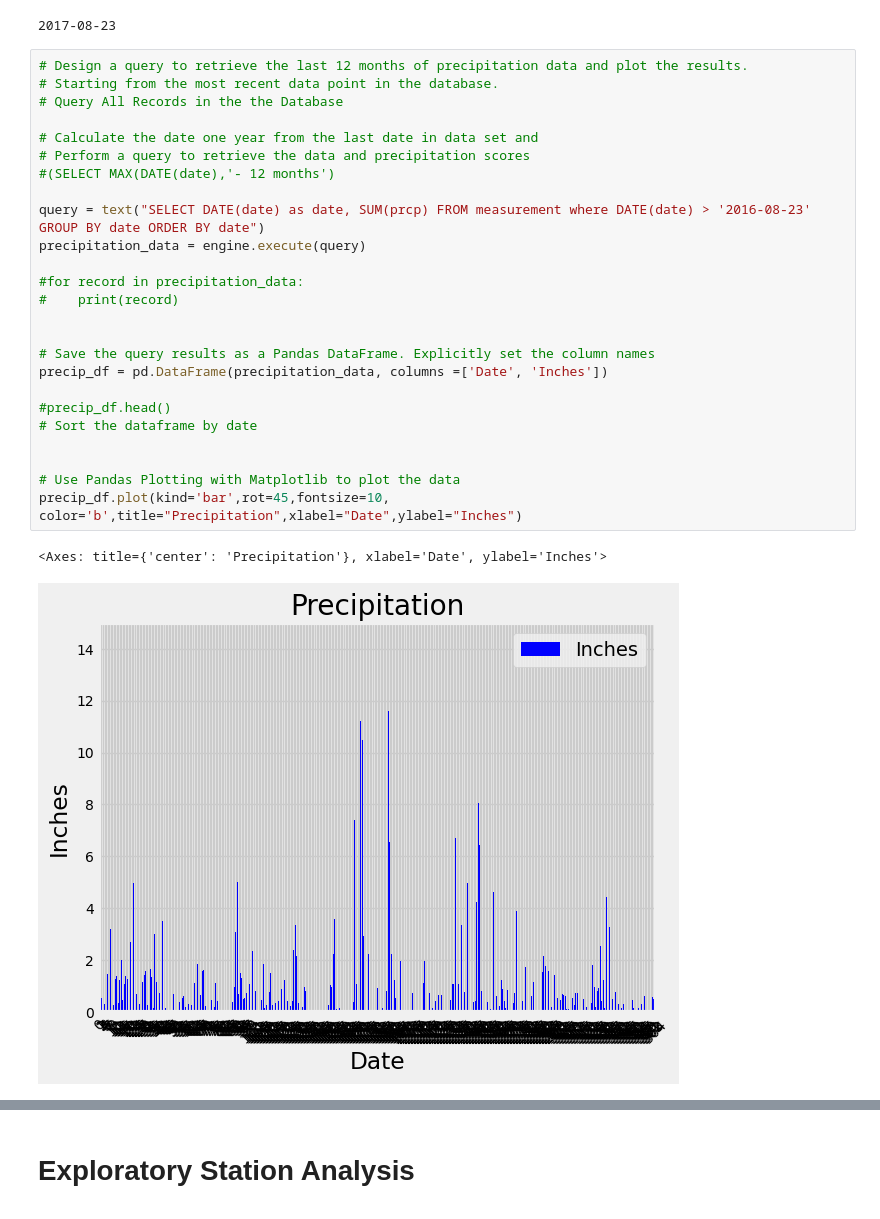
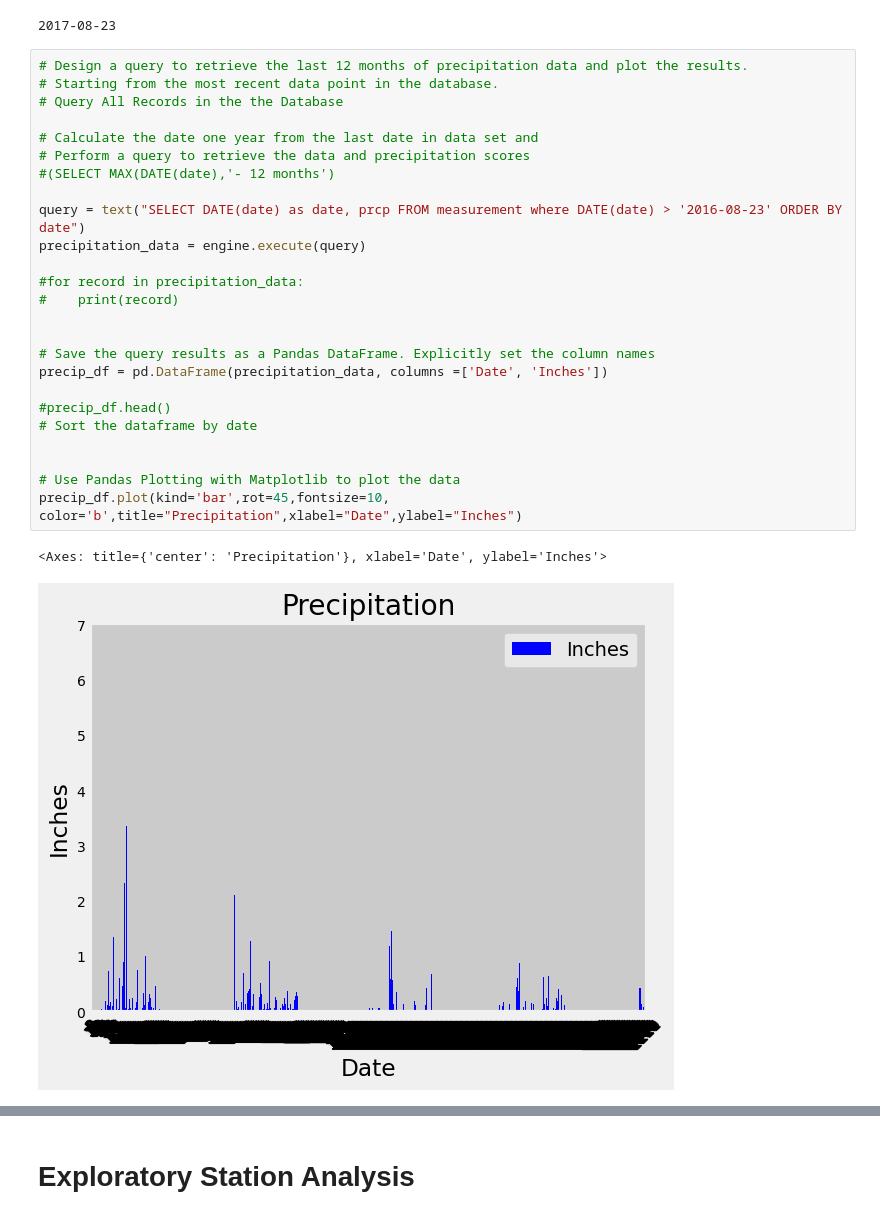
Before and after one commit to PapaKLK/sqlalchemy-challenge, a Jupyter notebook: SurfsUp/climate_surfsup_app.ipynb, the cells around one changed output, grey strips where cells are left out. Saved outputs shown, nothing was run; the diff lists cells and outputs as text.

```diff
--- a/SurfsUp/climate_surfsup_app.ipynb
+++ b/SurfsUp/climate_surfsup_app.ipynb
@@ -152,30 +152,30 @@ for row in session.query(func.max(measurement_class.date)).first():
 # %%
 # Design a query to retrieve the last 12 months of precipitation data and plot the results.
 # Starting from the most recent data point in the database.
 # Query All Records in the the Database
 
 # Calculate the date one year from the last date in data set and
 # Perform a query to retrieve the data and precipitation scores
 #(SELECT MAX(DATE(date),'- 12 months')
 
-query = text("SELECT DATE(date) as date, SUM(prcp) FROM measurement where DATE(date) > '2016-08-23' GROUP BY date ORDER BY date")
+query = text("SELECT DATE(date) as date, prcp FROM measurement where DATE(date) > '2016-08-23' ORDER BY date")
 precipitation_data = engine.execute(query)
 
 #for record in precipitation_data:
 #    print(record)
 
 
 # Save the query results as a Pandas DataFrame. Explicitly set the column names
 precip_df = pd.DataFrame(precipitation_data, columns =['Date', 'Inches'])
 
 #precip_df.head()
 # Sort the dataframe by date
 
 
 # Use Pandas Plotting with Matplotlib to plot the data
 precip_df.plot(kind='bar',rot=45,fontsize=10, color='b',title="Precipitation",xlabel="Date",ylabel="Inches")
 # %% [output]
 <Axes: title={'center': 'Precipitation'}, xlabel='Date', ylabel='Inches'>
-[figure, old version]
+[figure, new version]
 # %%
 # Use Pandas to calculate the summary statistics for the precipitation data
```
Also changed, not shown: parts of 2 cells of this notebook.
